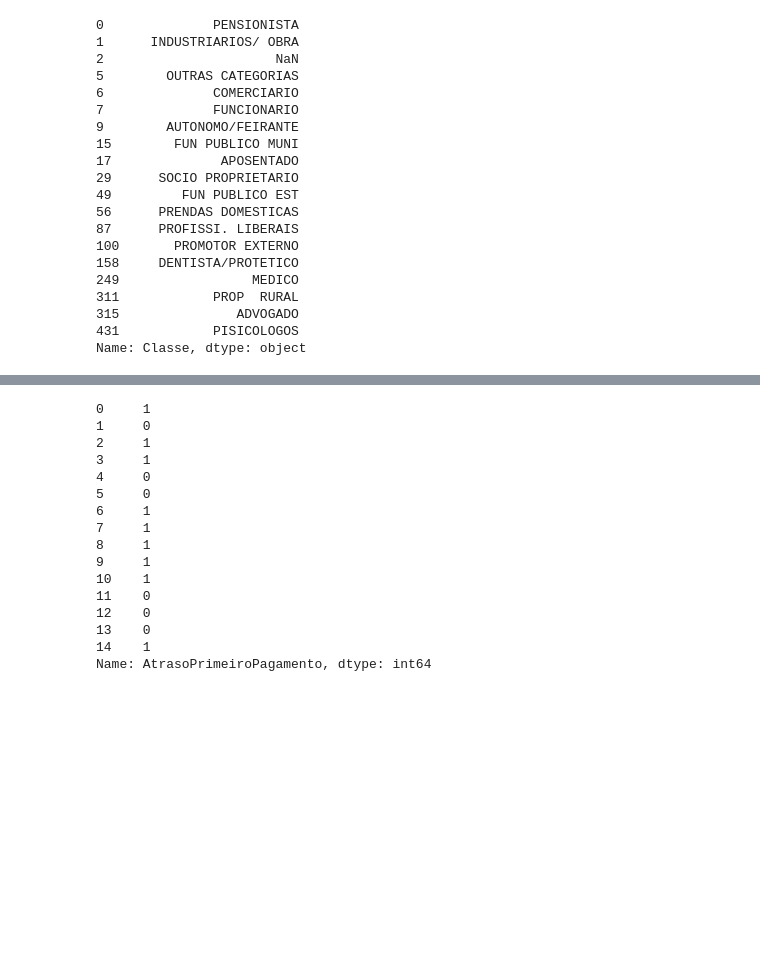
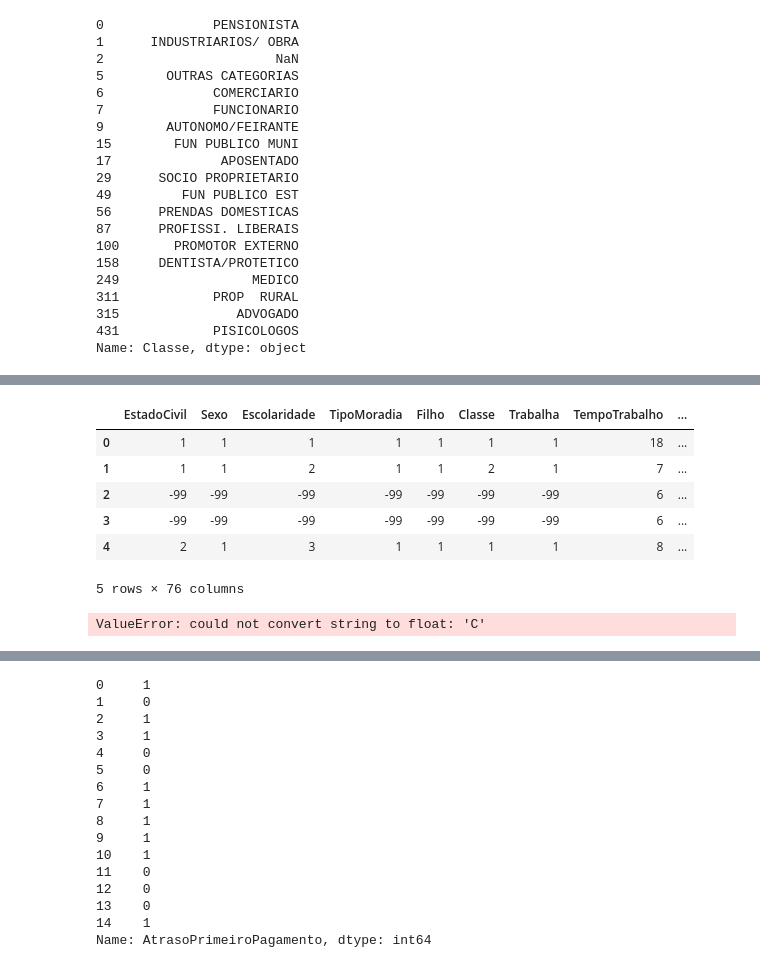
Before and after one commit to diogoeverson/Data-Sci-ML-Python-Analise-Credito-Varejo, a Jupyter notebook: Data-Sci-ML-Python-Analise-Credito-Varejo.ipynb, the cells around one changed output, grey strips where cells are left out. Saved outputs shown, nothing was run; the diff lists cells and outputs as text; code cells hidden in the pictures; blank space fills up the shorter version.

```diff
--- a/Data-Sci-ML-Python-Analise-Credito-Varejo.ipynb
+++ b/Data-Sci-ML-Python-Analise-Credito-Varejo.ipynb
@@ -262,3 +487,14 @@ df_dados.Classe.drop_duplicates()
+# %%
+#antes do scale
+df_dados.head()
+# %% [output]
+|  | EstadoCivil | Sexo | Escolaridade | TipoMoradia | Filho | Classe | Trabalha | TempoTrabalho | ... |
+| 0 | 1 | 1 | 1 | 1 | 1 | 1 | 1 | 18 | ... |
+| 1 | 1 | 1 | 2 | 1 | 1 | 2 | 1 | 7 | ... |
+| 2 | -99 | -99 | -99 | -99 | -99 | -99 | -99 | 6 | ... |
+| 3 | -99 | -99 | -99 | -99 | -99 | -99 | -99 | 6 | ... |
+| 4 | 2 | 1 | 3 | 1 | 1 | 1 | 1 | 8 | ... |
+5 rows × 76 columns
 # %%
 #Colocando os dados na mesma escala
 scaler = StandardScaler()
@@ -272,0 +501,4 @@ print('LR Scores: ', lr_scores)
+# %%
+df_dados = scaler.fit_transform(df_dados)
+# %% [output]
+ValueError: could not convert string to float: 'C'
```
Also changed, not shown: parts of 39 cells of this notebook.
